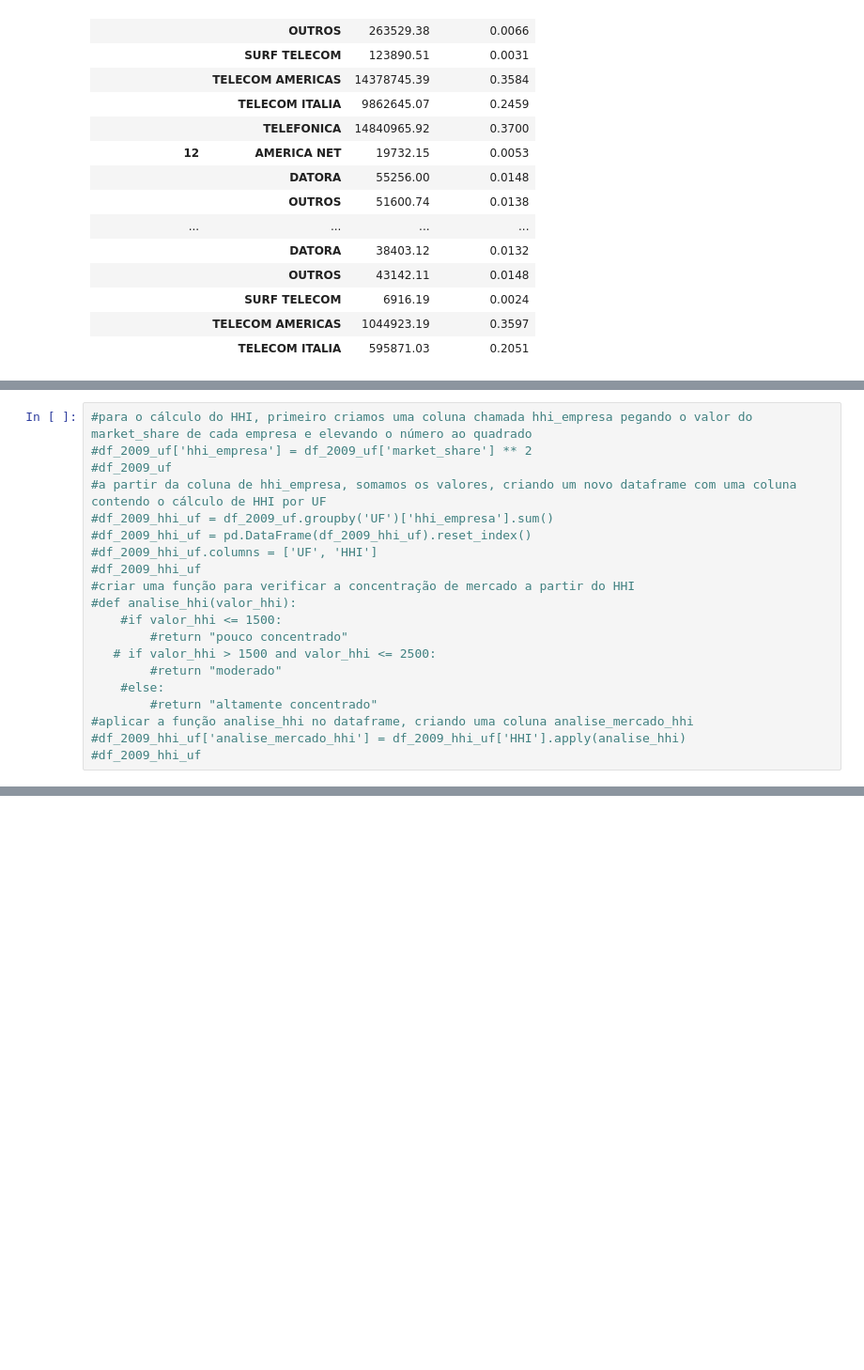
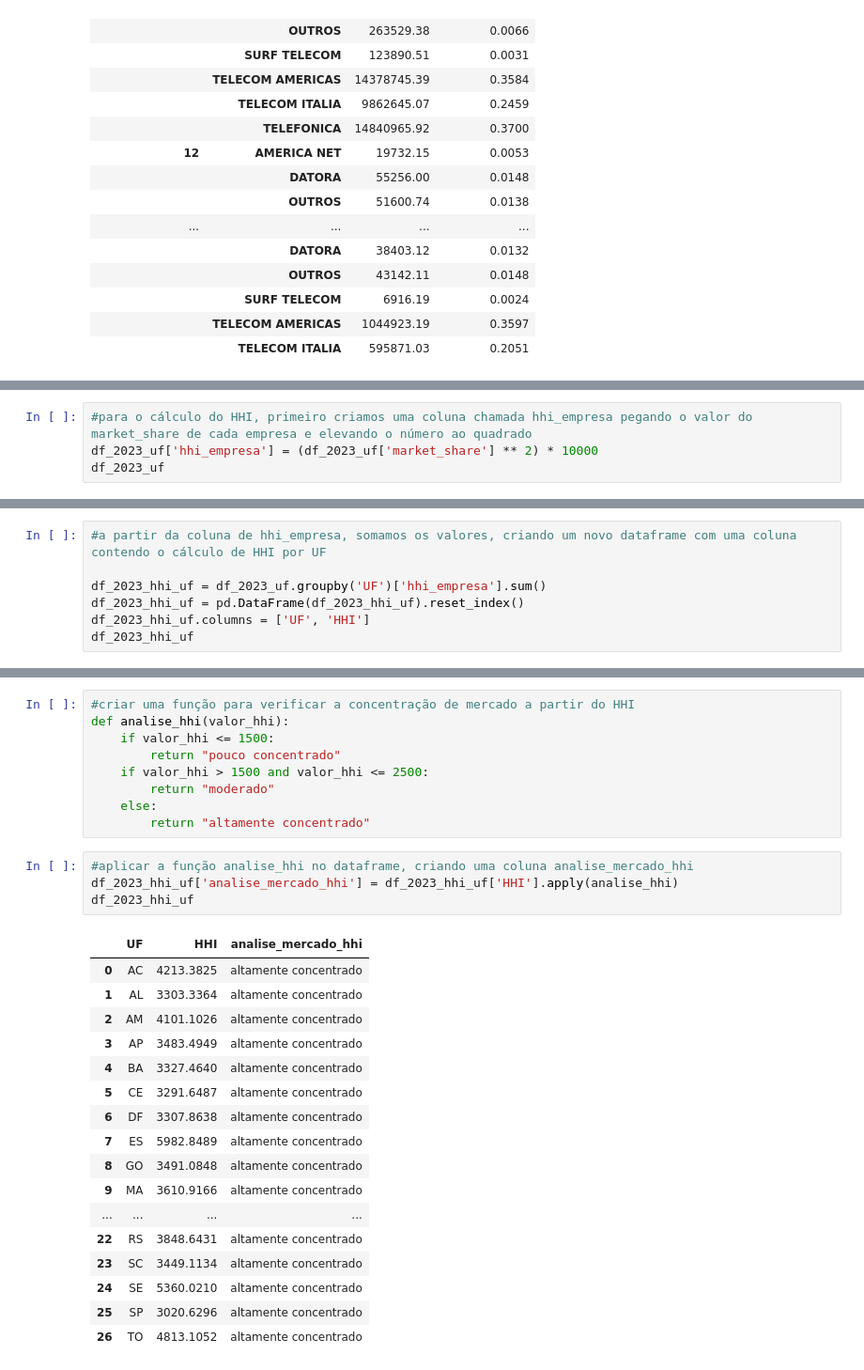
Before and after one commit to rislamiranda/projeto-smp, a Jupyter notebook: acessos_2023.ipynb, the cells around one changed output, grey strips where cells are left out. Shown: that part at 94% size. Saved outputs shown, nothing was run; the diff lists cells and outputs as text; blank space fills up the shorter version.

```diff
--- a/acessos_2023.ipynb
+++ b/acessos_2023.ipynb
@@ -469,20 +518,4 @@ df_2023_ddd.head(50)
 # %%
 #para o cálculo do HHI, primeiro criamos uma coluna chamada hhi_empresa pegando o valor do market_share de cada empresa e elevando o número ao quadrado
-#df_2009_uf['hhi_empresa'] = df_2009_uf['market_share'] ** 2
-#df_2009_uf
-#a partir da coluna de hhi_empresa, somamos os valores, criando um novo dataframe com uma coluna contendo o cálculo de HHI por UF
-#df_2009_hhi_uf = df_2009_uf.groupby('UF')['hhi_empresa'].sum()
-#df_2009_hhi_uf = pd.DataFrame(df_2009_hhi_uf).reset_index()
-#df_2009_hhi_uf.columns = ['UF', 'HHI']
-#df_2009_hhi_uf
-#criar uma função para verificar a concentração de mercado a partir do HHI
-#def analise_hhi(valor_hhi):
-    #if valor_hhi <= 1500:
-        #return "pouco concentrado"
-   # if valor_hhi > 1500 and valor_hhi <= 2500:
-        #return "moderado"
-    #else:
-        #return "altamente concentrado"
-#aplicar a função analise_hhi no dataframe, criando uma coluna analise_mercado_hhi
-#df_2009_hhi_uf['analise_mercado_hhi'] = df_2009_hhi_uf['HHI'].apply(analise_hhi)
-#df_2009_hhi_uf
+df_2023_uf['hhi_empresa'] = (df_2023_uf['market_share'] ** 2) * 10000
+df_2023_uf
@@ -488,0 +537,7 @@ df_2023_ddd.head(50)
+# %%
+#a partir da coluna de hhi_empresa, somamos os valores, criando um novo dataframe com uma coluna contendo o cálculo de HHI por UF
+
+df_2023_hhi_uf = df_2023_uf.groupby('UF')['hhi_empresa'].sum()
+df_2023_hhi_uf = pd.DataFrame(df_2023_hhi_uf).reset_index()
+df_2023_hhi_uf.columns = ['UF', 'HHI']
+df_2023_hhi_uf
@@ -488,0 +562,31 @@ df_2023_ddd.head(50)
+# %%
+#criar uma função para verificar a concentração de mercado a partir do HHI
+def analise_hhi(valor_hhi):
+    if valor_hhi <= 1500:
+        return "pouco concentrado"
+    if valor_hhi > 1500 and valor_hhi <= 2500:
+        return "moderado"
+    else:
+        return "altamente concentrado"
+# %%
+#aplicar a função analise_hhi no dataframe, criando uma coluna analise_mercado_hhi
+df_2023_hhi_uf['analise_mercado_hhi'] = df_2023_hhi_uf['HHI'].apply(analise_hhi)
+df_2023_hhi_uf
+# %% [output]
+|  | UF | HHI | analise_mercado_hhi |
+| 0 | AC | 4213.3825 | altamente concentrado |
+| 1 | AL | 3303.3364 | altamente concentrado |
+| 2 | AM | 4101.1026 | altamente concentrado |
+| 3 | AP | 3483.4949 | altamente concentrado |
+| 4 | BA | 3327.4640 | altamente concentrado |
+| 5 | CE | 3291.6487 | altamente concentrado |
+| 6 | DF | 3307.8638 | altamente concentrado |
+| 7 | ES | 5982.8489 | altamente concentrado |
+| 8 | GO | 3491.0848 | altamente concentrado |
+| 9 | MA | 3610.9166 | altamente concentrado |
+| ... | ... | ... | ... |
+| 22 | RS | 3848.6431 | altamente concentrado |
+| 23 | SC | 3449.1134 | altamente concentrado |
+| 24 | SE | 5360.0210 | altamente concentrado |
+| 25 | SP | 3020.6296 | altamente concentrado |
+| 26 | TO | 4813.1052 | altamente concentrado |
```
Also changed, not shown: parts of 14 cells of this notebook.
